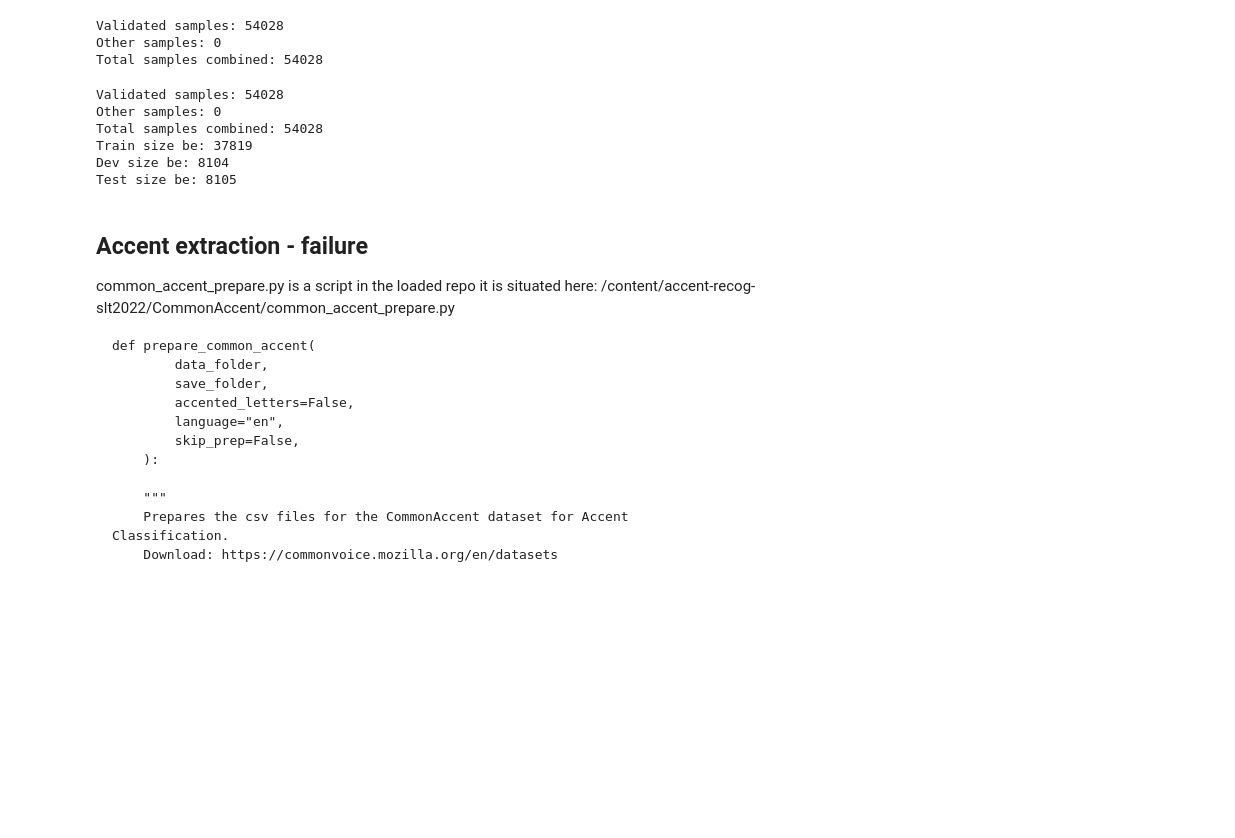
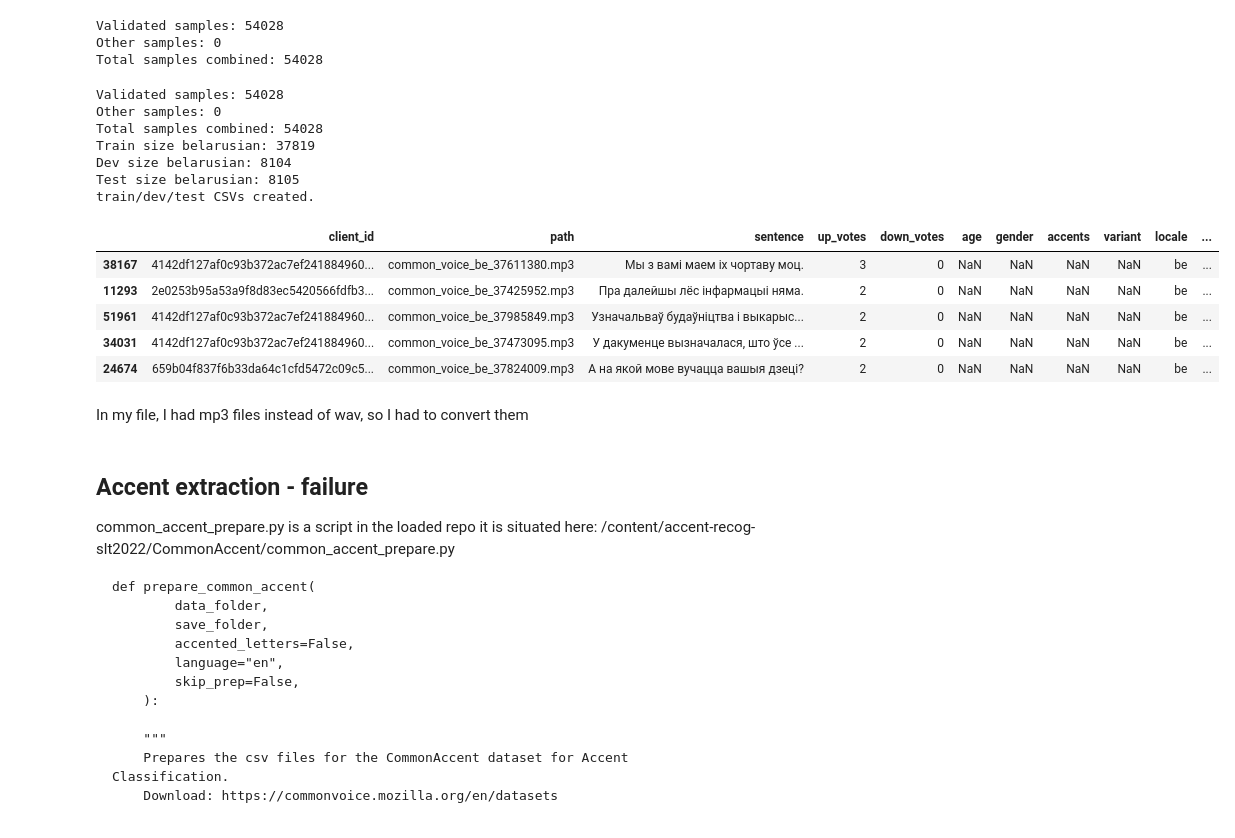
Before and after one commit to msaantonova/Accent-Classification_Speech-technologies, a Jupyter notebook: Accent_recognition_project_SS25.ipynb, the cells around one changed output. Drawn from its saved outputs; the diff is of its cells as text; code cells hidden in the pictures; blank space fills up the shorter version.

```diff
--- a/Accent_recognition_project_SS25.ipynb
+++ b/Accent_recognition_project_SS25.ipynb
@@ -565,6 +565,7 @@ import pandas as pd
 from sklearn.model_selection import train_test_split
 import os
 
+#data_path = "/content/cv_data/cv-corpus-21.0-delta-2025-03-14/be"
 data_path = "/content/cv_data/cv-corpus-14.0-delta-2023-06-23/be"
 validated_path = os.path.join(data_path, "validated.tsv")
 other_path = os.path.join(data_path, "other.tsv")
@@ -585,13 +586,35 @@ print(f"Total samples combined: {len(df_combined)}")
 df_train_be, df_temp_be = train_test_split(df_combined, test_size=0.3, random_state=42)
 df_dev_be, df_test_be = train_test_split(df_temp_be, test_size=0.5, random_state=42)
 
-print(f"Train size be: {len(df_train_be)}")
-print(f"Dev size be: {len(df_dev_be)}")
-print(f"Test size be: {len(df_test_be)}")
+print(f"Train size belarusian: {len(df_train_be)}")
+print(f"Dev size belarusian: {len(df_dev_be)}")
+print(f"Test size belarusian: {len(df_test_be)}")
+
+
+# Save to the path your later code expects
+output_dir = "/content/accent-recog-slt2022/CommonAccent/data"
+os.makedirs(output_dir, exist_ok=True)
+df_train_be.to_csv(os.path.join(output_dir, "train.csv"), index=False)
+df_dev_be.to_csv(os.path.join(output_dir, "dev.csv"), index=False)
+df_test_be.to_csv(os.path.join(output_dir, "test.csv"), index=False)
+
+print("train/dev/test CSVs created.")
 # %% [output]
 Validated samples: 54028
 Other samples: 0
 Total samples combined: 54028
-Train size be: 37819
-Dev size be: 8104
-Test size be: 8105
+Train size belarusian: 37819
+Dev size belarusian: 8104
+Test size belarusian: 8105
+train/dev/test CSVs created.
+# %%
+df_train_be.head()
+# %% [output]
+|  | client_id | path | sentence | up_votes | down_votes | age | gender | accents | variant | locale | ... |
+| 38167 | 4142df127af0c93b372ac7ef241884960... | common_voice_be_37611380.mp3 | Мы з вамі маем іх чортаву моц. | 3 | 0 | NaN | NaN | NaN | NaN | be | ... |
+| 11293 | 2e0253b95a53a9f8d83ec5420566fdfb3... | common_voice_be_37425952.mp3 | Пра далейшы лёс інфармацыі няма. | 2 | 0 | NaN | NaN | NaN | NaN | be | ... |
+| 51961 | 4142df127af0c93b372ac7ef241884960... | common_voice_be_37985849.mp3 | Узначальваў будаўніцтва і выкарыс... | 2 | 0 | NaN | NaN | NaN | NaN | be | ... |
+| 34031 | 4142df127af0c93b372ac7ef241884960... | common_voice_be_37473095.mp3 | У дакуменце вызначалася, што ўсе ... | 2 | 0 | NaN | NaN | NaN | NaN | be | ... |
+| 24674 | 659b04f837f6b33da64c1cfd5472c09c5... | common_voice_be_37824009.mp3 | А на якой мове вучацца вашыя дзеці? | 2 | 0 | NaN | NaN | NaN | NaN | be | ... |
+# %% [markdown]
+In my file, I had mp3 files instead of wav, so I had to convert them
```
Also changed, not shown: parts of 7 cells of this notebook.
